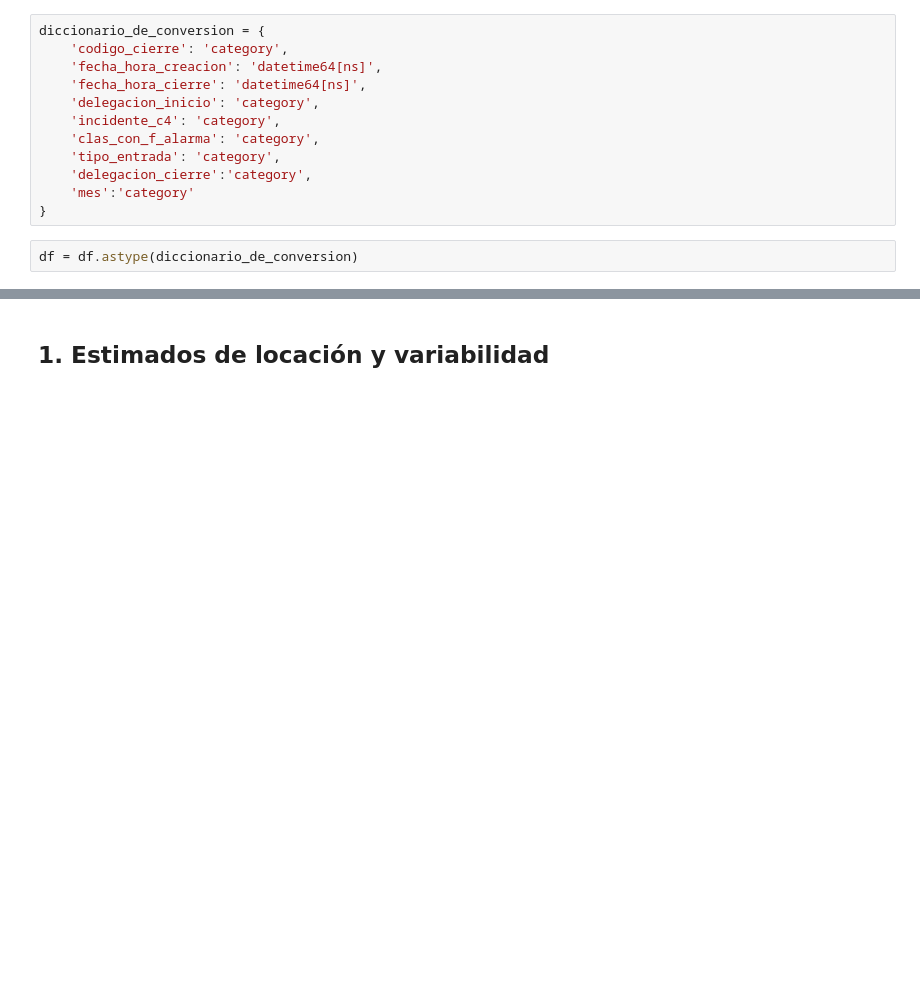
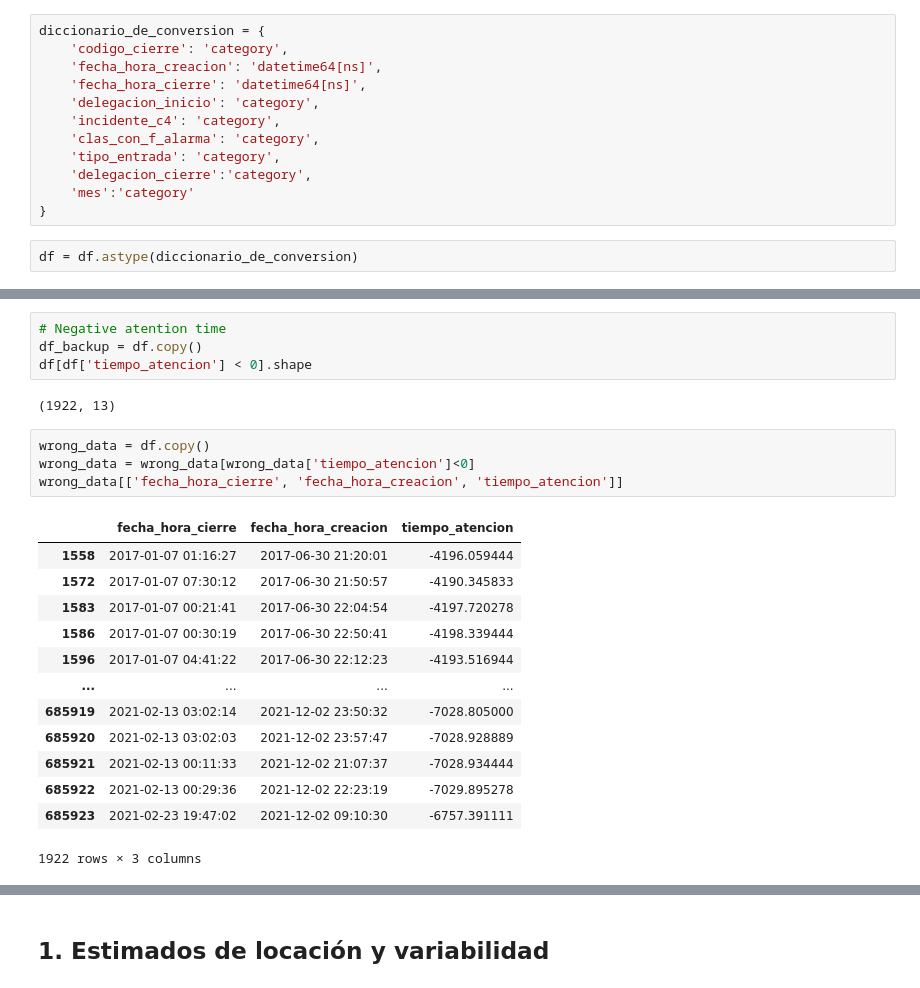
Before and after one commit to Mario-16180/BEDU-M4-DataAnalysisProject-CarAccidents, a Jupyter notebook: Fer.ipynb, the cells around one changed output, grey strips where cells are left out. Drawn from its saved outputs; the diff is of its cells as text; blank space fills up the shorter version.

```diff
--- a/Fer.ipynb
+++ b/Fer.ipynb
@@ -100,0 +75,24 @@ df.head()
+# %%
+# Negative atention time
+df_backup = df.copy()
+df[df['tiempo_atencion'] < 0].shape
+# %% [output]
+(1922, 13)
+# %%
+wrong_data = df.copy()
+wrong_data = wrong_data[wrong_data['tiempo_atencion']<0]
+wrong_data[['fecha_hora_cierre', 'fecha_hora_creacion', 'tiempo_atencion']]
+# %% [output]
+|  | fecha_hora_cierre | fecha_hora_creacion | tiempo_atencion |
+| 1558 | 2017-01-07 01:16:27 | 2017-06-30 21:20:01 | -4196.059444 |
+| 1572 | 2017-01-07 07:30:12 | 2017-06-30 21:50:57 | -4190.345833 |
+| 1583 | 2017-01-07 00:21:41 | 2017-06-30 22:04:54 | -4197.720278 |
+| 1586 | 2017-01-07 00:30:19 | 2017-06-30 22:50:41 | -4198.339444 |
+| 1596 | 2017-01-07 04:41:22 | 2017-06-30 22:12:23 | -4193.516944 |
+| ... | ... | ... | ... |
+| 685919 | 2021-02-13 03:02:14 | 2021-12-02 23:50:32 | -7028.805000 |
+| 685920 | 2021-02-13 03:02:03 | 2021-12-02 23:57:47 | -7028.928889 |
+| 685921 | 2021-02-13 00:11:33 | 2021-12-02 21:07:37 | -7028.934444 |
+| 685922 | 2021-02-13 00:29:36 | 2021-12-02 22:23:19 | -7029.895278 |
+| 685923 | 2021-02-23 19:47:02 | 2021-12-02 09:10:30 | -6757.391111 |
+1922 rows × 3 columns
```
Also changed, not shown: parts of 39 cells of this notebook.
